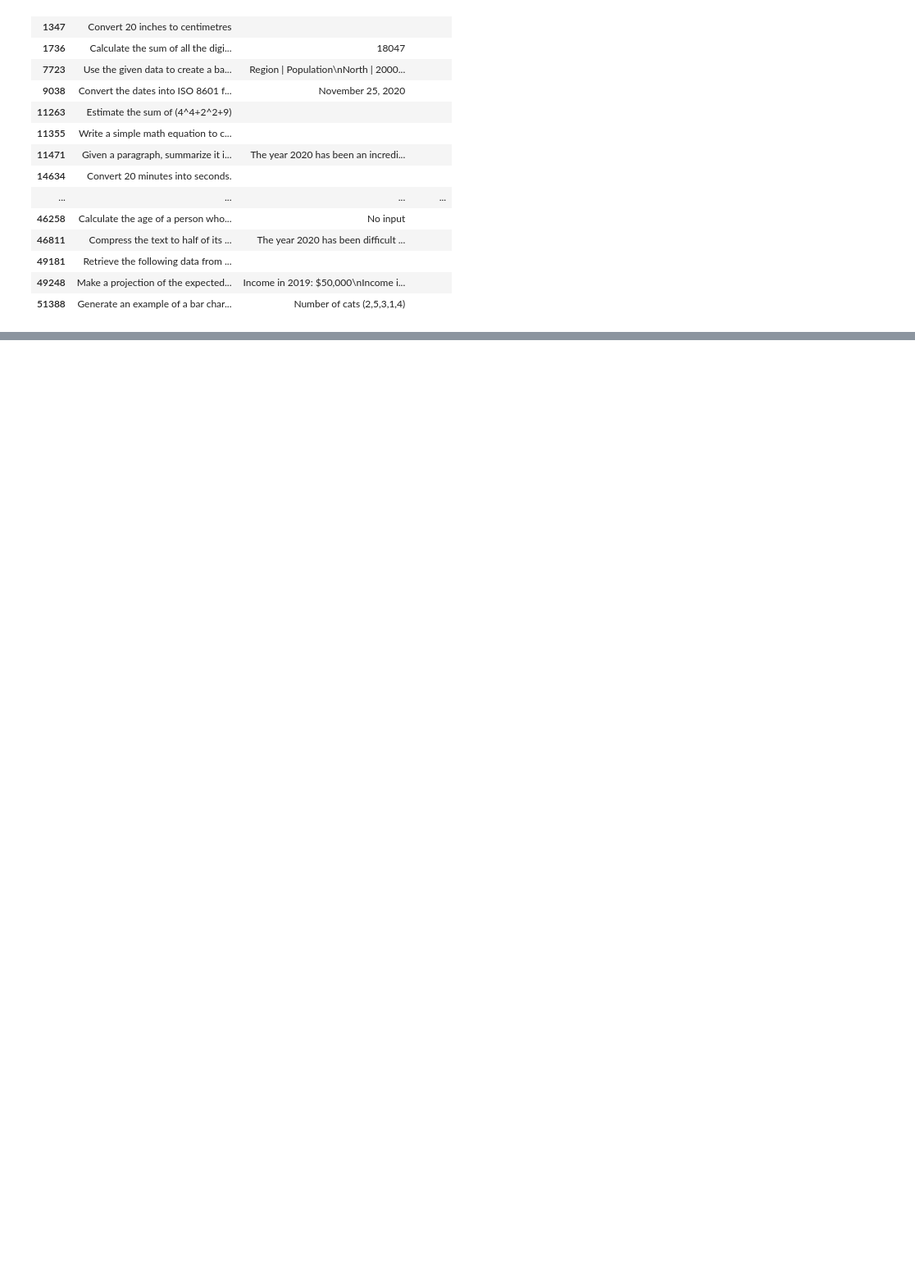
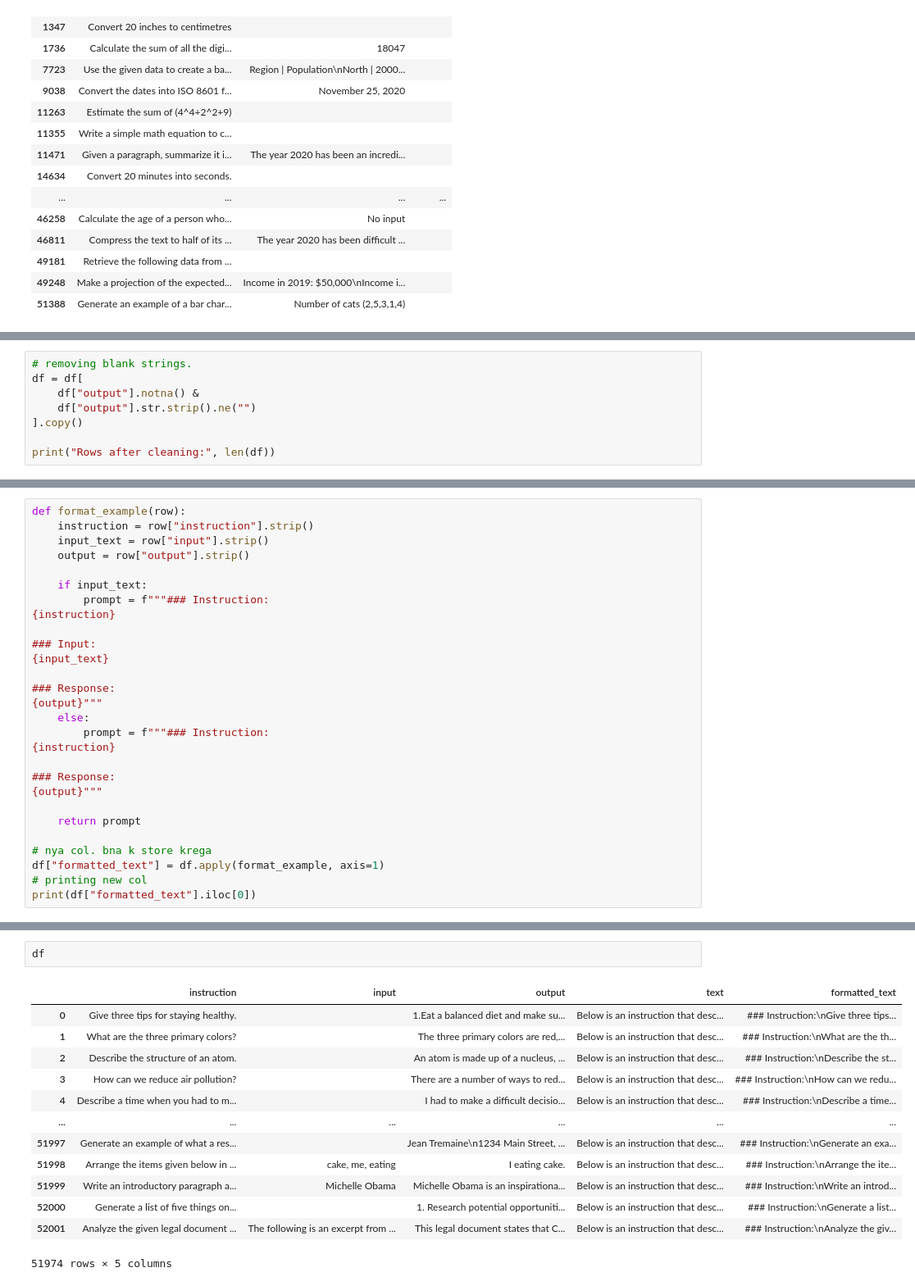
Before and after one commit to amityadav13a-prog/AlignLab, a Jupyter notebook: notebooks/01_dataset_exploration.ipynb, the cells around one changed output, grey strips where cells are left out. Shown at 82% size. Cells and saved outputs as stored; diff of their text form; blank space fills up the shorter version.

```diff
--- a/notebooks/01_dataset_exploration.ipynb
+++ b/notebooks/01_dataset_exploration.ipynb
@@ -99,0 +164,8 @@ df[df["output"].str.strip().eq("")][["instruction", "input", "output"]]
+# %%
+# removing blank strings.
+df = df[
+    df["output"].notna() &
+    df["output"].str.strip().ne("")
+].copy()
+
+print("Rows after cleaning:", len(df))
@@ -99,0 +182,28 @@ df[df["output"].str.strip().eq("")][["instruction", "input", "output"]]
+# %%
+def format_example(row):
+    instruction = row["instruction"].strip()
+    input_text = row["input"].strip()
+    output = row["output"].strip()
+
+    if input_text:
+        prompt = f"""### Instruction:
+{instruction}
+
+### Input:
+{input_text}
+
+### Response:
+{output}"""
+    else:
+        prompt = f"""### Instruction:
+{instruction}
+
+### Response:
+{output}"""
+
+    return prompt
+
+# nya col. bna k store krega
+df["formatted_text"] = df.apply(format_example, axis=1)
+# printing new col
+print(df["formatted_text"].iloc[0])
@@ -99,0 +227,16 @@ df[df["output"].str.strip().eq("")][["instruction", "input", "output"]]
+# %%
+df
+# %% [output]
+|  | instruction | input | output | text | formatted_text |
+| 0 | Give three tips for staying healthy. |  | 1.Eat a balanced diet and make su... | Below is an instruction that desc... | ### Instruction:\nGive three tips... |
+| 1 | What are the three primary colors? |  | The three primary colors are red,... | Below is an instruction that desc... | ### Instruction:\nWhat are the th... |
+| 2 | Describe the structure of an atom. |  | An atom is made up of a nucleus, ... | Below is an instruction that desc... | ### Instruction:\nDescribe the st... |
+| 3 | How can we reduce air pollution? |  | There are a number of ways to red... | Below is an instruction that desc... | ### Instruction:\nHow can we redu... |
+| 4 | Describe a time when you had to m... |  | I had to make a difficult decisio... | Below is an instruction that desc... | ### Instruction:\nDescribe a time... |
+| ... | ... | ... | ... | ... | ... |
+| 51997 | Generate an example of what a res... |  | Jean Tremaine\n1234 Main Street, ... | Below is an instruction that desc... | ### Instruction:\nGenerate an exa... |
+| 51998 | Arrange the items given below in ... | cake, me, eating | I eating cake. | Below is an instruction that desc... | ### Instruction:\nArrange the ite... |
+| 51999 | Write an introductory paragraph a... | Michelle Obama | Michelle Obama is an inspirationa... | Below is an instruction that desc... | ### Instruction:\nWrite an introd... |
+| 52000 | Generate a list of five things on... |  | 1. Research potential opportuniti... | Below is an instruction that desc... | ### Instruction:\nGenerate a list... |
+| 52001 | Analyze the given legal document ... | The following is an excerpt from ... | This legal document states that C... | Below is an instruction that desc... | ### Instruction:\nAnalyze the giv... |
+51974 rows × 5 columns
```
Also changed, not shown: parts of 36 cells of this notebook.
